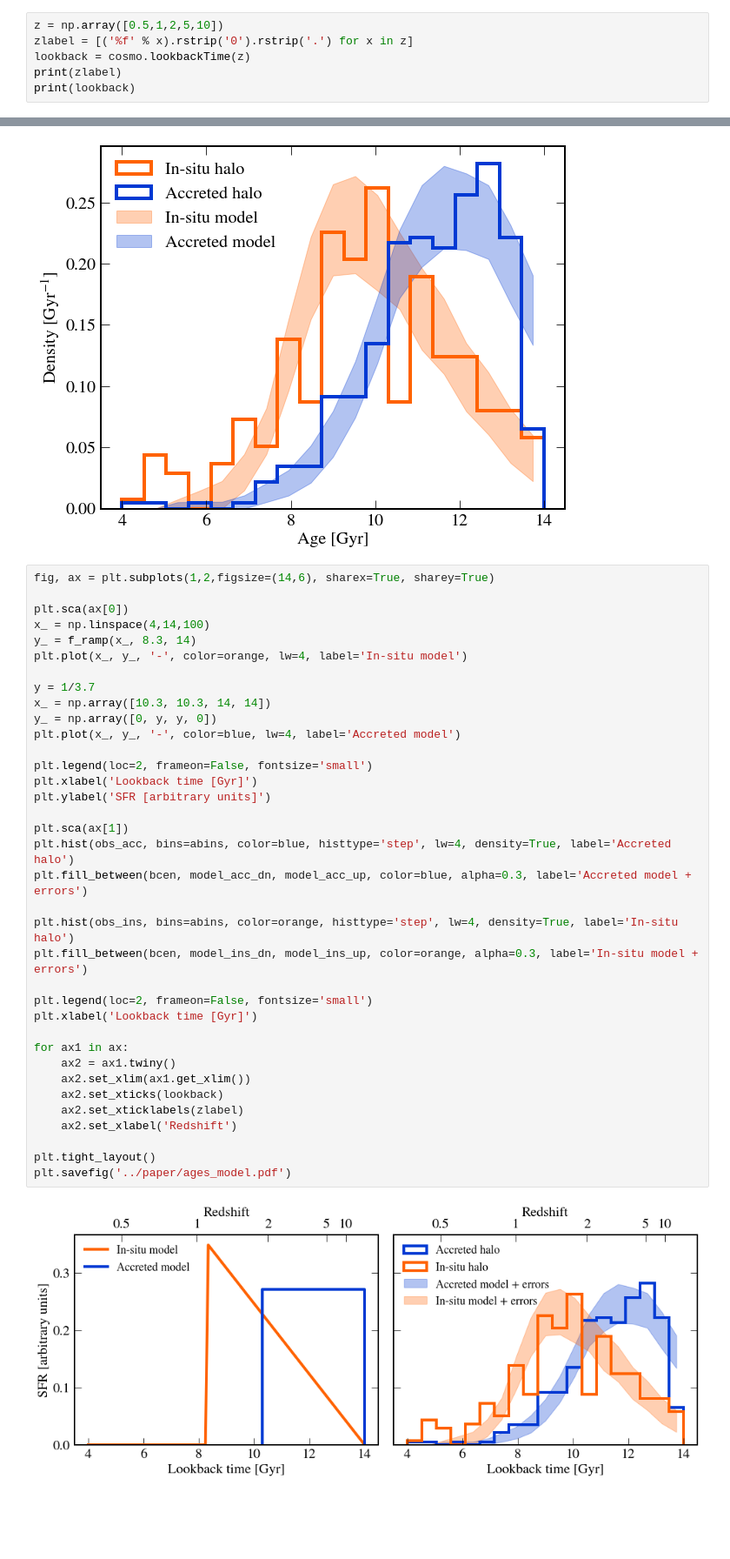
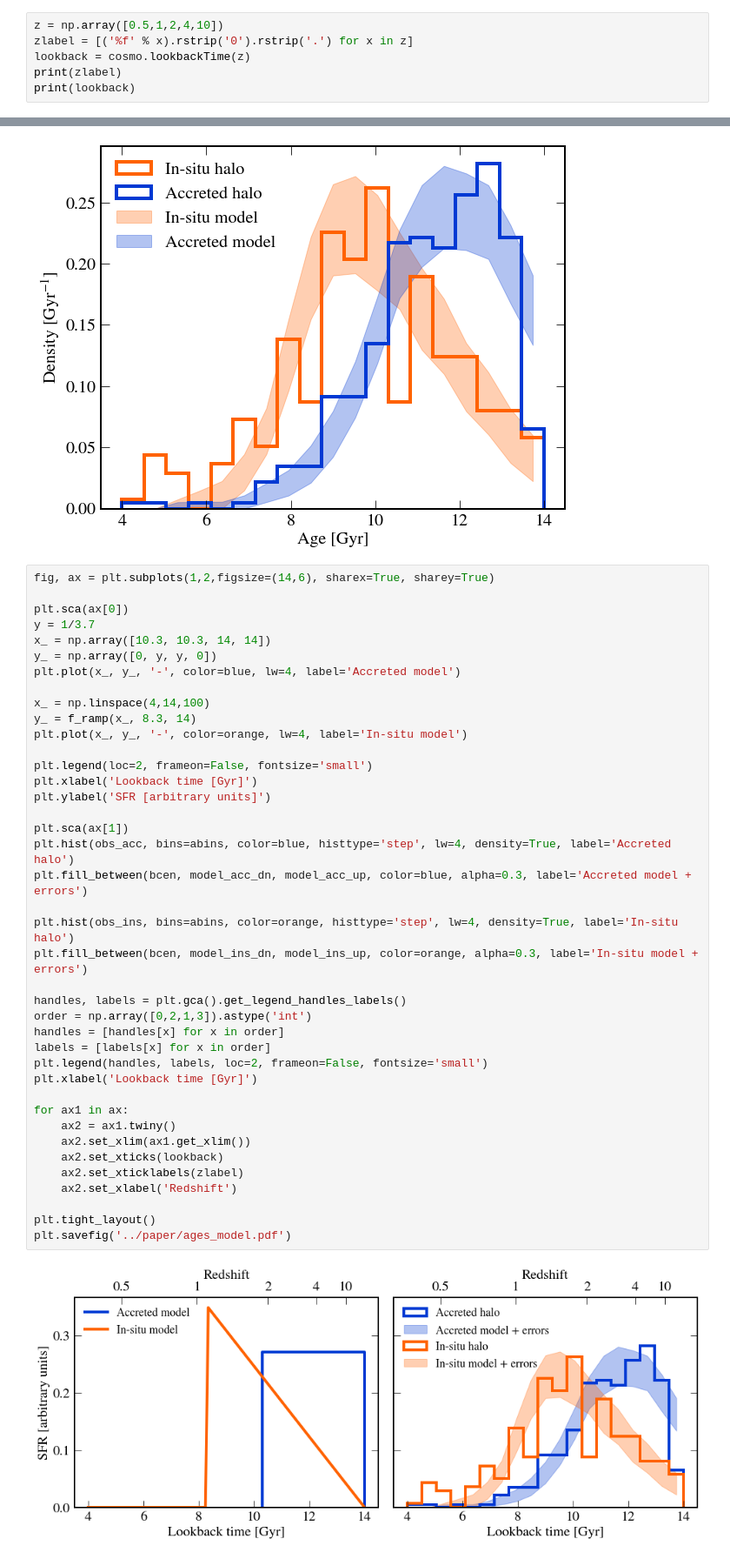
Before and after one commit to abonaca/mw_timing, a Jupyter notebook: notebooks/paper_figures.ipynb, the cells around one changed output, grey strips where cells are left out. Shown at 87% size. Cells and saved outputs as stored; diff of their text form; blank space fills up the shorter version.

Commit message:
legend order

```diff
--- a/notebooks/paper_figures.ipynb
+++ b/notebooks/paper_figures.ipynb
@@ -517,7 +517,7 @@ plt.savefig('../plots/afeh_eccen_age_{:s}.png'.format(cmap))
 from colossus.cosmology import cosmology
 cosmo = cosmology.setCosmology('planck18')
 # %%
-z = np.array([0.5,1,2,5,10])
+z = np.array([0.5,1,2,4,10])
 zlabel = [('%f' % x).rstrip('0').rstrip('.') for x in z]
 lookback = cosmo.lookbackTime(z)
 print(zlabel)
@@ -658,37 +658,41 @@ plt.savefig('../plots/ages_model_delta.png')
 fig, ax = plt.subplots(1,2,figsize=(14,6), sharex=True, sharey=True)
 
 plt.sca(ax[0])
-x_ = np.linspace(4,14,100)
-y_ = f_ramp(x_, 8.3, 14)
-plt.plot(x_, y_, '-', color=orange, lw=4, label='In-situ model')
-
 y = 1/3.7
 x_ = np.array([10.3, 10.3, 14, 14])
 y_ = np.array([0, y, y, 0])
 plt.plot(x_, y_, '-', color=blue, lw=4, label='Accreted model')
+
+x_ = np.linspace(4,14,100)
+y_ = f_ramp(x_, 8.3, 14)
+plt.plot(x_, y_, '-', color=orange, lw=4, label='In-situ model')
 
 plt.legend(loc=2, frameon=False, fontsize='small')
 plt.xlabel('Lookback time [Gyr]')
 plt.ylabel('SFR [arbitrary units]')
 
 plt.sca(ax[1])
 plt.hist(obs_acc, bins=abins, color=blue, histtype='step', lw=4, density=True, label='Accreted halo')
 plt.fill_between(bcen, model_acc_dn, model_acc_up, color=blue, alpha=0.3, label='Accreted model + errors')
 
 plt.hist(obs_ins, bins=abins, color=orange, histtype='step', lw=4, density=True, label='In-situ halo')
 plt.fill_between(bcen, model_ins_dn, model_ins_up, color=orange, alpha=0.3, label='In-situ model + errors')
 
-plt.legend(loc=2, frameon=False, fontsize='small')
+handles, labels = plt.gca().get_legend_handles_labels()
+order = np.array([0,2,1,3]).astype('int')
+handles = [handles[x] for x in order]
+labels = [labels[x] for x in order]
+plt.legend(handles, labels, loc=2, frameon=False, fontsize='small')
 plt.xlabel('Lookback time [Gyr]')
 
 for ax1 in ax:
     ax2 = ax1.twiny()
     ax2.set_xlim(ax1.get_xlim())
     ax2.set_xticks(lookback)
     ax2.set_xticklabels(zlabel)
     ax2.set_xlabel('Redshift')
 
 plt.tight_layout()
 plt.savefig('../paper/ages_model.pdf')
 # %% [output]
-[figure, old version]
+[figure, new version]
```
Also changed, not shown: parts of 3 cells of this notebook.
